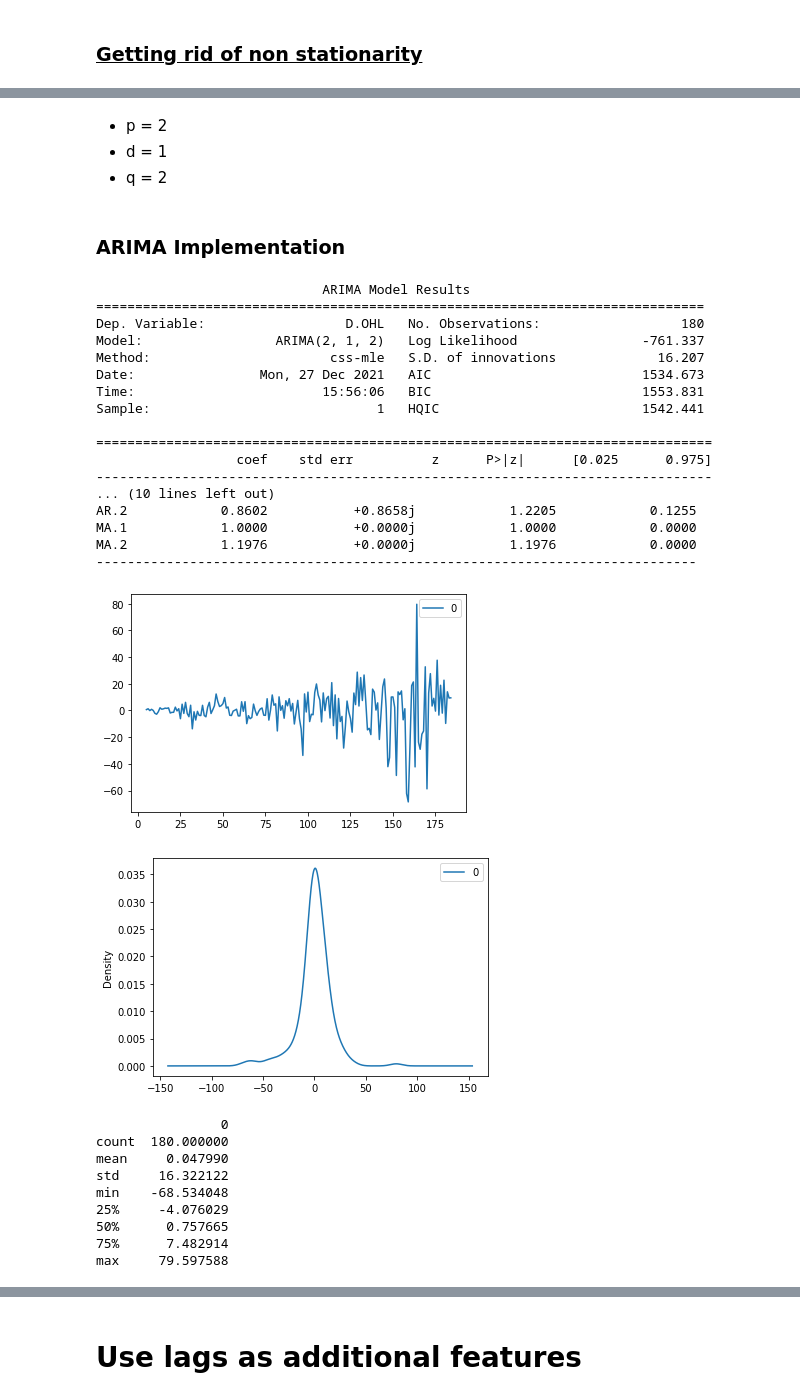
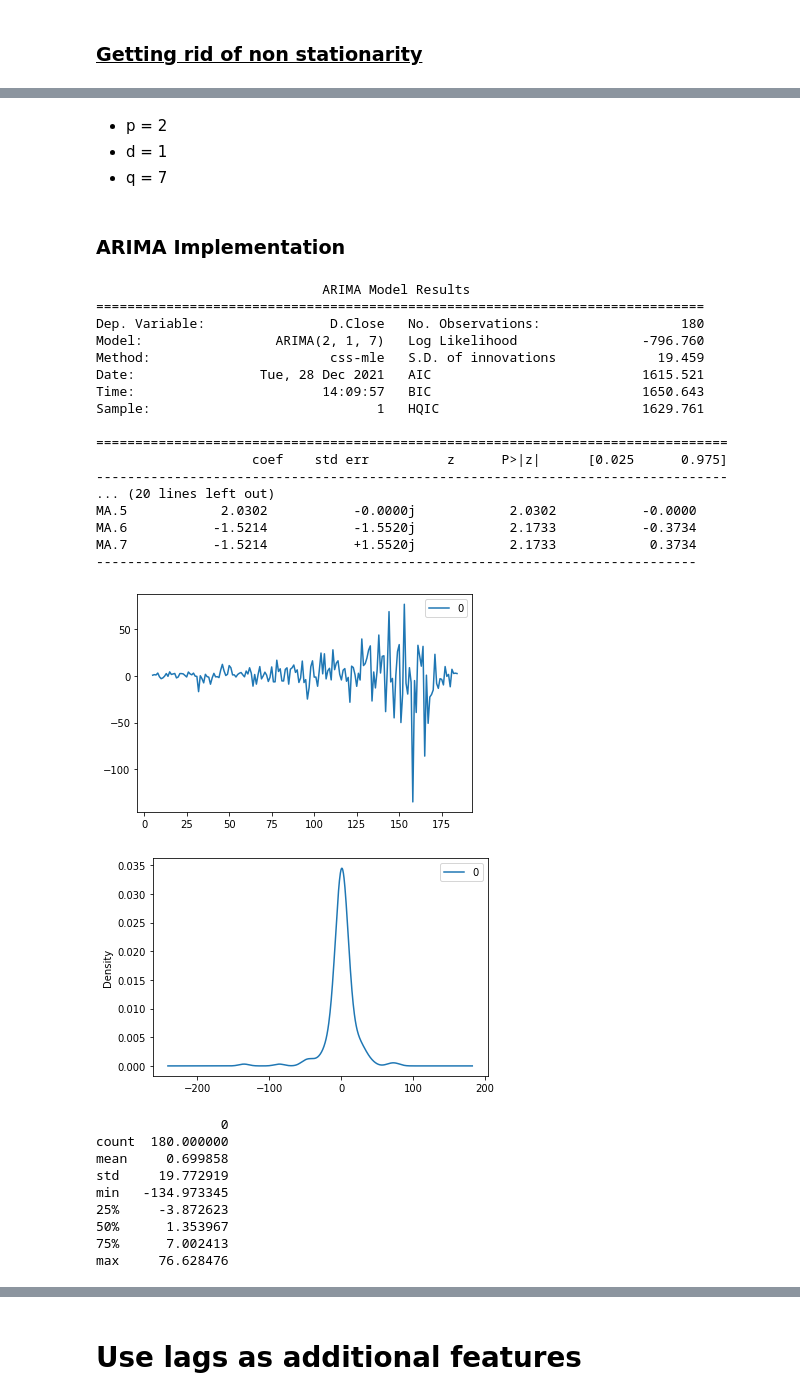
Before and after one commit to Selva-Subramanian/Yes-Bank-Stock-Closing-Price-Prediction, a Jupyter notebook: Yes_Bank_Stock_Closing_Price_Prediction.ipynb, the cells around one changed output, grey strips where cells are left out. Drawn from its saved outputs; the diff is of its cells as text; code cells hidden in the pictures.

```diff
--- a/Yes_Bank_Stock_Closing_Price_Prediction.ipynb
+++ b/Yes_Bank_Stock_Closing_Price_Prediction.ipynb
@@ -536,4 +505,4 @@ tsplot(df['OHL'], lags=12)
 # %%
-diff = df['OHL'] - df['OHL'].shift(3)
+diff = df['Close'] - df['Close'].shift(2)
 tsplot(diff[3:], lags=12)
 # %% [output]
@@ -543,3 +509,0 @@ tsplot(diff[3:], lags=12)
-# %%
-diff = diff - diff.shift(1)
-tsplot(diff[3+1:], lags=12)
@@ -548,53 +510,53 @@ tsplot(diff[3+1:], lags=12)
 # %% [markdown]
 *   p = 2
 *   d = 1
-*   q = 2
+*   q = 7
 # %% [markdown]
 ### <b> ARIMA Implementation
 # %%
 # fit model
-model = ARIMA(diff[4:], order=(2,1,2))
+model = ARIMA(diff[4:], order=(2,1,7))
 model = model.fit()
 # summary of fit model
 print(model.summary())
 # line plot of residuals
 residuals = pd.DataFrame(model.resid)
 residuals.plot()
 plt.show()
 # density plot of residuals
 residuals.plot(kind='kde')
 plt.show()
 # summary stats of residuals
 print(residuals.describe())
 # %% [output]
                              ARIMA Model Results
 ==============================================================================
-Dep. Variable:                  D.OHL   No. Observations:                  180
-Model:                 ARIMA(2, 1, 2)   Log Likelihood                -761.337
-Method:                       css-mle   S.D. of innovations             16.207
-Date:                Mon, 27 Dec 2021   AIC                           1534.673
-Time:                        15:56:06   BIC                           1553.831
-Sample:                             1   HQIC                          1542.441
+Dep. Variable:                D.Close   No. Observations:                  180
+Model:                 ARIMA(2, 1, 7)   Log Likelihood                -796.760
+Method:                       css-mle   S.D. of innovations             19.459
+Date:                Tue, 28 Dec 2021   AIC                           1615.521
+Time:                        14:09:57   BIC                           1650.643
+Sample:                             1   HQIC                          1629.761
 
-===============================================================================
-                  coef    std err          z      P>|z|      [0.025      0.975]
--------------------------------------------------------------------------------
-... (10 lines left out)
-AR.2            0.8602           +0.8658j            1.2205            0.1255
-MA.1            1.0000           +0.0000j            1.0000            0.0000
-MA.2            1.1976           +0.0000j            1.1976            0.0000
+=================================================================================
+                    coef    std err          z      P>|z|      [0.025      0.975]
+---------------------------------------------------------------------------------
+... (20 lines left out)
+MA.5            2.0302           -0.0000j            2.0302           -0.0000
+MA.6           -1.5214           -1.5520j            2.1733           -0.3734
+MA.7           -1.5214           +1.5520j            2.1733            0.3734
 -----------------------------------------------------------------------------
-[figure, old version]
+[figure, new version]
-[figure, old version]
+[figure, new version]
                 0
 count  180.000000
-mean     0.047990
-std     16.322122
-min    -68.534048
-25%     -4.076029
-50%      0.757665
-75%      7.482914
-max     79.597588
+mean     0.699858
+std     19.772919
+min   -134.973345
+25%     -3.872623
+50%      1.353967
+75%      7.002413
+max     76.628476
 # %%
 diff = pd.Series(data=diff[5:])
 # %%
```
Also changed, not shown: parts of 39 cells of this notebook.
